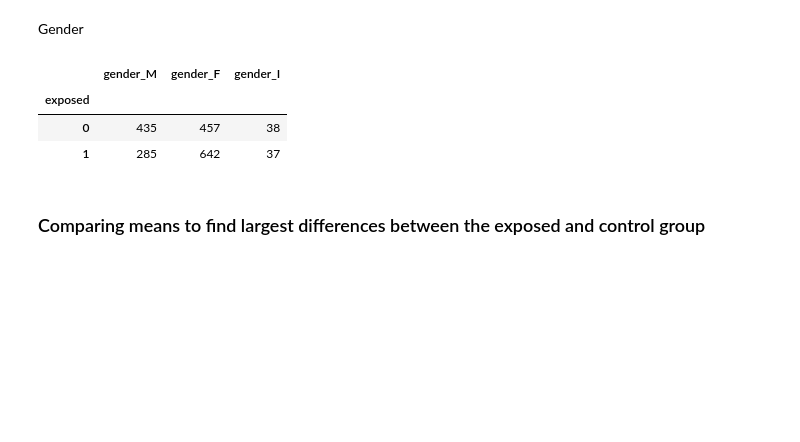
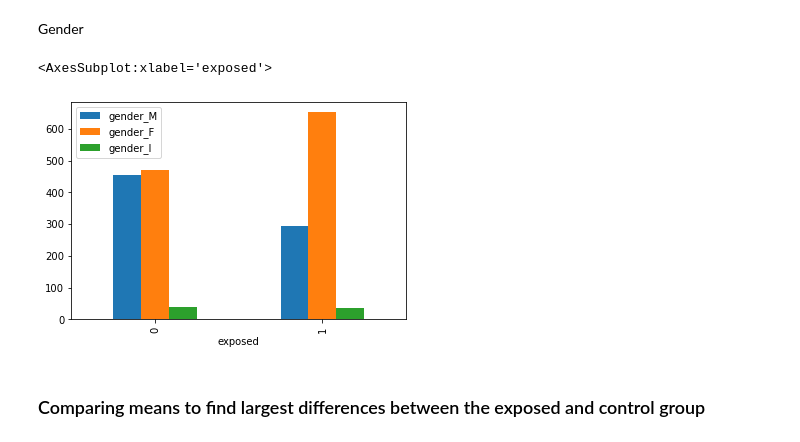
Before and after one commit to sharpfeng/datascience, a Jupyter notebook: blu_assignment.ipynb, the cells around one changed output. Drawn from its saved outputs; the diff is of its cells as text; code cells hidden in the pictures; blank space fills up the shorter version.

```diff
--- a/blu_assignment.ipynb
+++ b/blu_assignment.ipynb
@@ -132,13 +130,11 @@ education
 Gender
 # %%
 gender_list = ['gender_M', 'gender_F', 'gender_I']
-gender = df.groupby('exposed')[gender_list].sum()
+gender = df.groupby('exposed')[gender_list].sum().plot(kind='bar')
 gender
 # %% [output]
-|  | gender_M | gender_F | gender_I |
-| exposed |  |  |  |
-| 0 | 435 | 457 | 38 |
-| 1 | 285 | 642 | 37 |
+<AxesSubplot:xlabel='exposed'>
+[figure, added]
 # %% [markdown]
 ### Comparing means to find largest differences between the exposed and control group
 # %%
```
Also changed, not shown: parts of 22 cells of this notebook.
